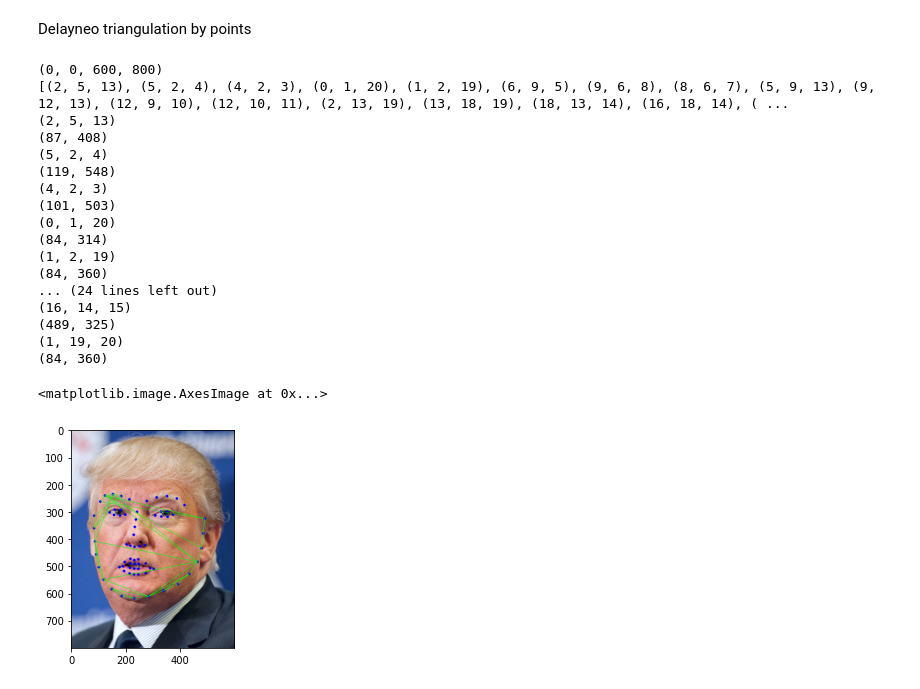
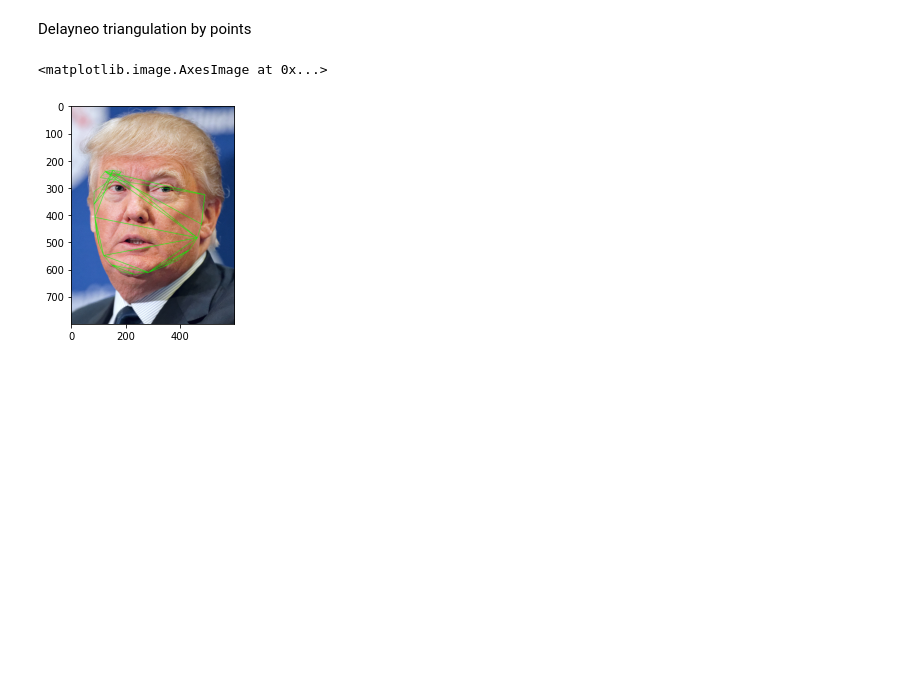
Before and after one commit to alexander-toschev/cv-course, a Jupyter notebook: ImageProcessing_Morphing.ipynb, the cells around one changed output. Saved outputs shown, nothing was run; the diff lists cells and outputs as text; code cells hidden in the pictures; blank space fills up the shorter version.

```diff
--- a/ImageProcessing_Morphing.ipynb
+++ b/ImageProcessing_Morphing.ipynb
@@ -355,12 +355,12 @@ def draw_point(img, p, color ) :
     cv2.circle( img, p, 4, color, cv2.FILLED, cv2.LINE_AA, 0 )
 
 
-
+draw_img = np.copy(img1)
 
 for t in points1 :
-    draw_point(img1, t, (255,0,0))
+    draw_point(draw_img, t, (255,0,0))
 
-plt.imshow(cv2.cvtColor(img1, cv2.COLOR_BGR2RGB))
+plt.imshow(cv2.cvtColor(draw_img, cv2.COLOR_BGR2RGB))
 # %% [output]
 <matplotlib.image.AxesImage at 0x...>
 [figure]
@@ -387,56 +387,36 @@ def draw_delaunay(img, triangleList, points, delaunay_color ) :
     r = (0, 0, size[1], size[0])
 
     for t in triangleList :
-        print(t)
         pt1 = points[t[0]]
         pt2 = points[t[1]]
         pt3 = points[t[2]]
-        print(pt1)
         if rect_contains(r, pt1) and rect_contains(r, pt2) and rect_contains(r, pt3) :
 
             cv2.line(img, pt1, pt2, delaunay_color, 1, cv2.LINE_AA, 0)
             cv2.line(img, pt2, pt3, delaunay_color, 1, cv2.LINE_AA, 0)
             cv2.line(img, pt3, pt1, delaunay_color, 1, cv2.LINE_AA, 0)
 
 
 # Find convex hull
 # выпуклая оболочка
 hull1 = []
 hull2 = []
 
 hullIndex = cv2.convexHull(np.array(points2), returnPoints = False)
 
 for i in range(0, len(hullIndex)):
     hull1.append(points1[int(hullIndex[i])])
     hull2.append(points2[int(hullIndex[i])])
 
 
 # Find delanauy traingulation for convex hull points
 sizeImg2 = img2.shape
 rect = (0, 0, sizeImg2[1], sizeImg2[0])
-print(rect)
 dt = calculateDelaunayTriangles(rect, hull2)
-print(dt)
-draw_delaunay(img1,  dt, points1, (0,255,0))
-plt.imshow(cv2.cvtColor(img1, cv2.COLOR_BGR2RGB))
+draw =  np.copy(img1)
+draw_delaunay(draw,  dt, points1, (0,255,0))
+plt.imshow(cv2.cvtColor(draw, cv2.COLOR_BGR2RGB))
 # %% [output]
-(0, 0, 600, 800)
-[(2, 5, 13), (5, 2, 4), (4, 2, 3), (0, 1, 20), (1, 2, 19), (6, 9, 5), (9, 6, 8), (8, 6, 7), (5, 9, 13), (9, 12, 13), (12, 9, 10), (12, 10, 11), (2, 13, 19), (13, 18, 19), (18, 13, 14), (16, 18, 14), ( ...
-(2, 5, 13)
-(87, 408)
-(5, 2, 4)
-(119, 548)
-(4, 2, 3)
-(101, 503)
-(0, 1, 20)
-(84, 314)
-(1, 2, 19)
-(84, 360)
-... (24 lines left out)
-(16, 14, 15)
-(489, 325)
-(1, 19, 20)
-(84, 360)
+<matplotlib.image.AxesImage at 0x...>
-<matplotlib.image.AxesImage at 0x...>
-[figure, old version]
+[figure, new version]
 # %%
```
Also changed, not shown: parts of 9 cells of this notebook.
